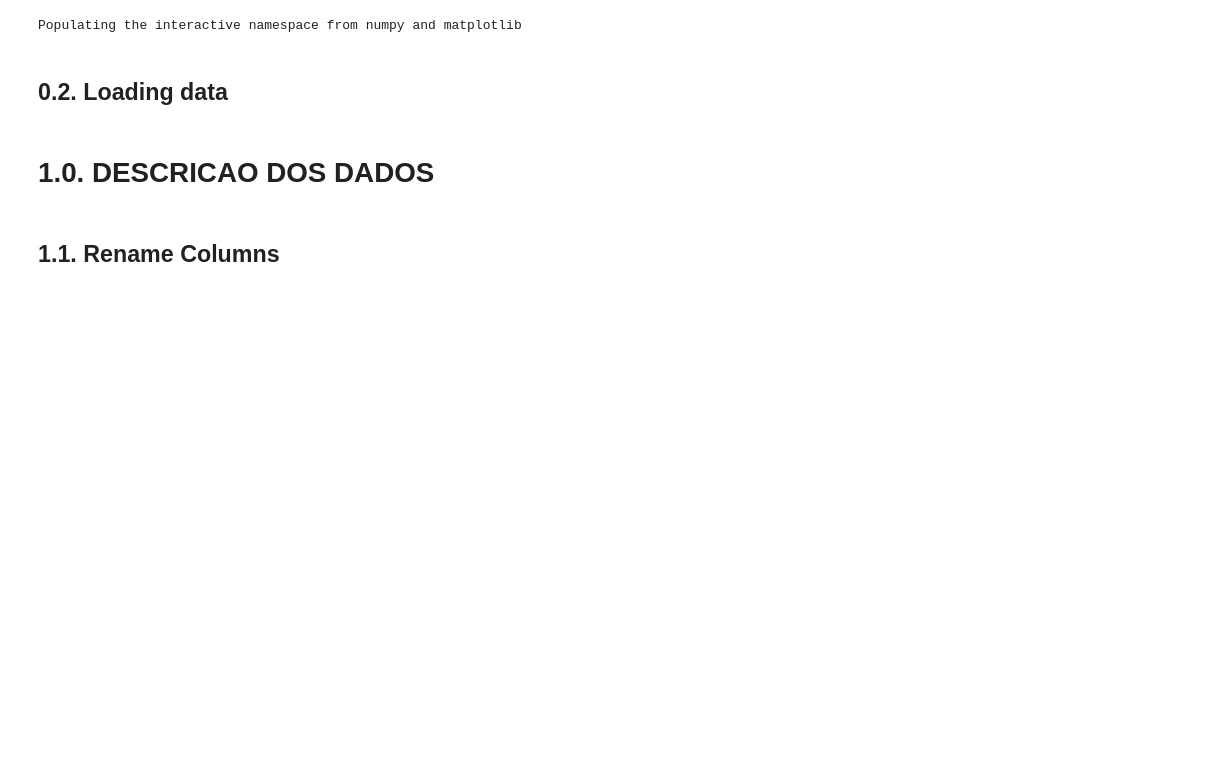
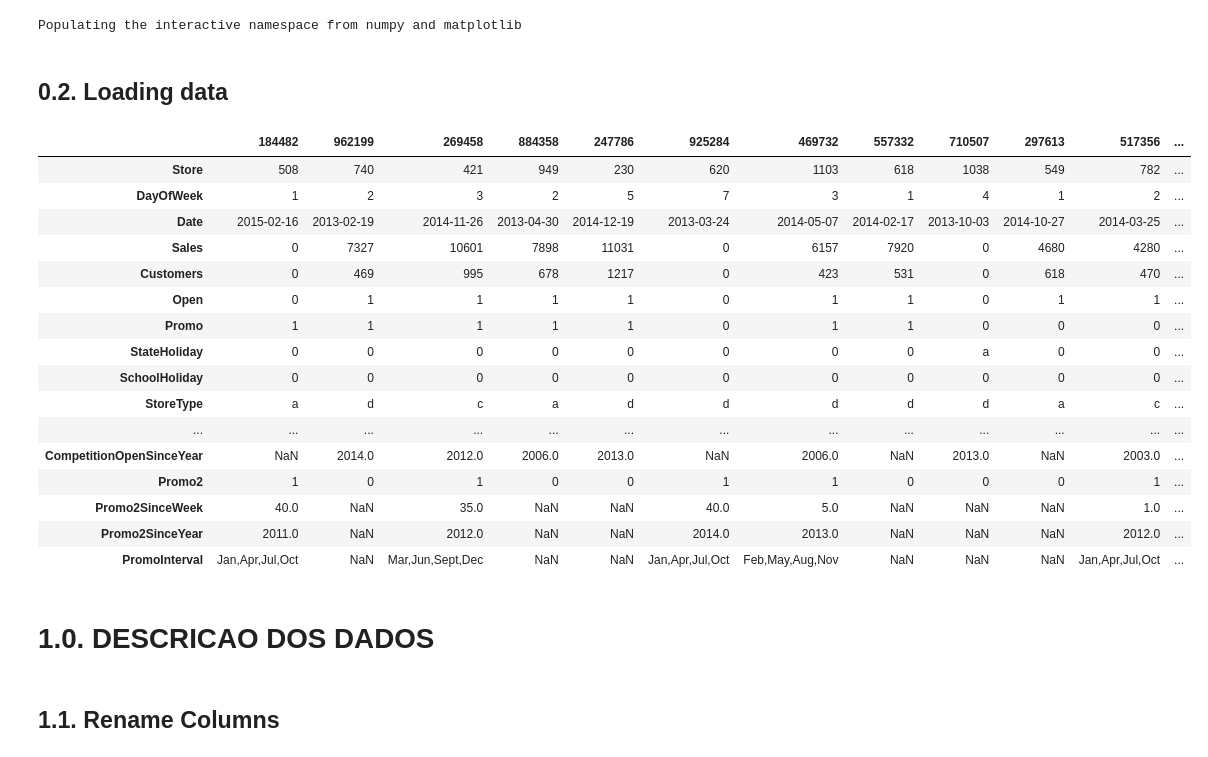
Before and after one commit to renato-favarin/ds_em_producao, a Jupyter notebook: ds_em_producao.ipynb, the cells around one changed output. Cells and saved outputs as stored; diff of their text form; code cells hidden in the pictures; blank space fills up the shorter version.

```diff
--- a/ds_em_producao.ipynb
+++ b/ds_em_producao.ipynb
@@ -68,6 +85,26 @@ df_store_raw = pd.read_csv( 'data/store.csv', low_memory = False)
 
 # merge
 df_raw = pd.merge(df_sales_raw,df_store_raw, how='left', on = 'Store' )
+# %%
+df_raw.sample(20).T
+# %% [output]
+|  | 184482 | 962199 | 269458 | 884358 | 247786 | 925284 | 469732 | 557332 | 710507 | 297613 | 517356 | ... |
+| Store | 508 | 740 | 421 | 949 | 230 | 620 | 1103 | 618 | 1038 | 549 | 782 | ... |
+| DayOfWeek | 1 | 2 | 3 | 2 | 5 | 7 | 3 | 1 | 4 | 1 | 2 | ... |
+| Date | 2015-02-16 | 2013-02-19 | 2014-11-26 | 2013-04-30 | 2014-12-19 | 2013-03-24 | 2014-05-07 | 2014-02-17 | 2013-10-03 | 2014-10-27 | 2014-03-25 | ... |
+| Sales | 0 | 7327 | 10601 | 7898 | 11031 | 0 | 6157 | 7920 | 0 | 4680 | 4280 | ... |
+| Customers | 0 | 469 | 995 | 678 | 1217 | 0 | 423 | 531 | 0 | 618 | 470 | ... |
+| Open | 0 | 1 | 1 | 1 | 1 | 0 | 1 | 1 | 0 | 1 | 1 | ... |
+| Promo | 1 | 1 | 1 | 1 | 1 | 0 | 1 | 1 | 0 | 0 | 0 | ... |
+| StateHoliday | 0 | 0 | 0 | 0 | 0 | 0 | 0 | 0 | a | 0 | 0 | ... |
+| SchoolHoliday | 0 | 0 | 0 | 0 | 0 | 0 | 0 | 0 | 0 | 0 | 0 | ... |
+| StoreType | a | d | c | a | d | d | d | d | d | a | c | ... |
+| ... | ... | ... | ... | ... | ... | ... | ... | ... | ... | ... | ... | ... |
+| CompetitionOpenSinceYear | NaN | 2014.0 | 2012.0 | 2006.0 | 2013.0 | NaN | 2006.0 | NaN | 2013.0 | NaN | 2003.0 | ... |
+| Promo2 | 1 | 0 | 1 | 0 | 0 | 1 | 1 | 0 | 0 | 0 | 1 | ... |
+| Promo2SinceWeek | 40.0 | NaN | 35.0 | NaN | NaN | 40.0 | 5.0 | NaN | NaN | NaN | 1.0 | ... |
+| Promo2SinceYear | 2011.0 | NaN | 2012.0 | NaN | NaN | 2014.0 | 2013.0 | NaN | NaN | NaN | 2012.0 | ... |
+| PromoInterval | Jan,Apr,Jul,Oct | NaN | Mar,Jun,Sept,Dec | NaN | NaN | Jan,Apr,Jul,Oct | Feb,May,Aug,Nov | NaN | NaN | NaN | Jan,Apr,Jul,Oct | ... |
 # %% [markdown]
 # 1.0. DESCRICAO DOS DADOS
 # %%
```
Also changed, not shown: parts of 30 cells of this notebook, 1 other file.
